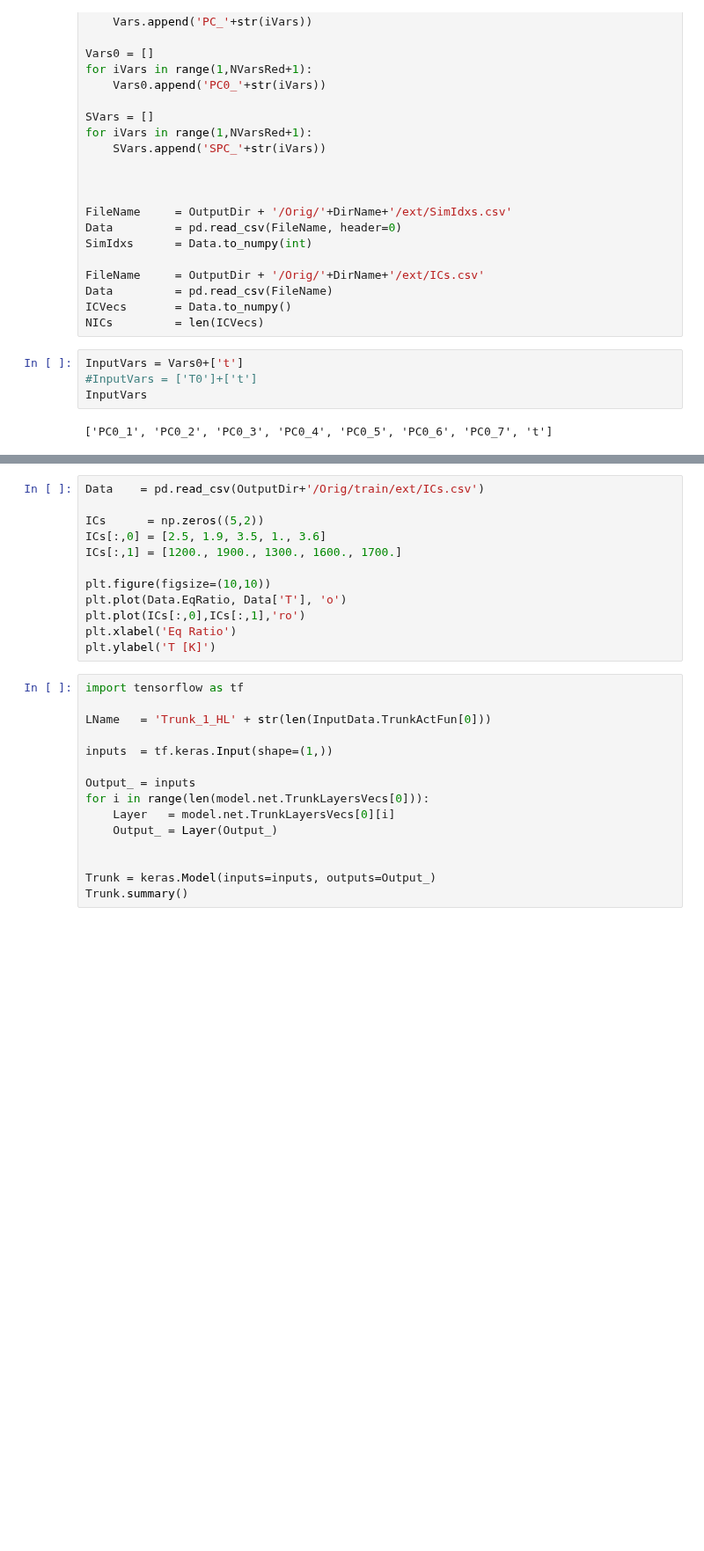
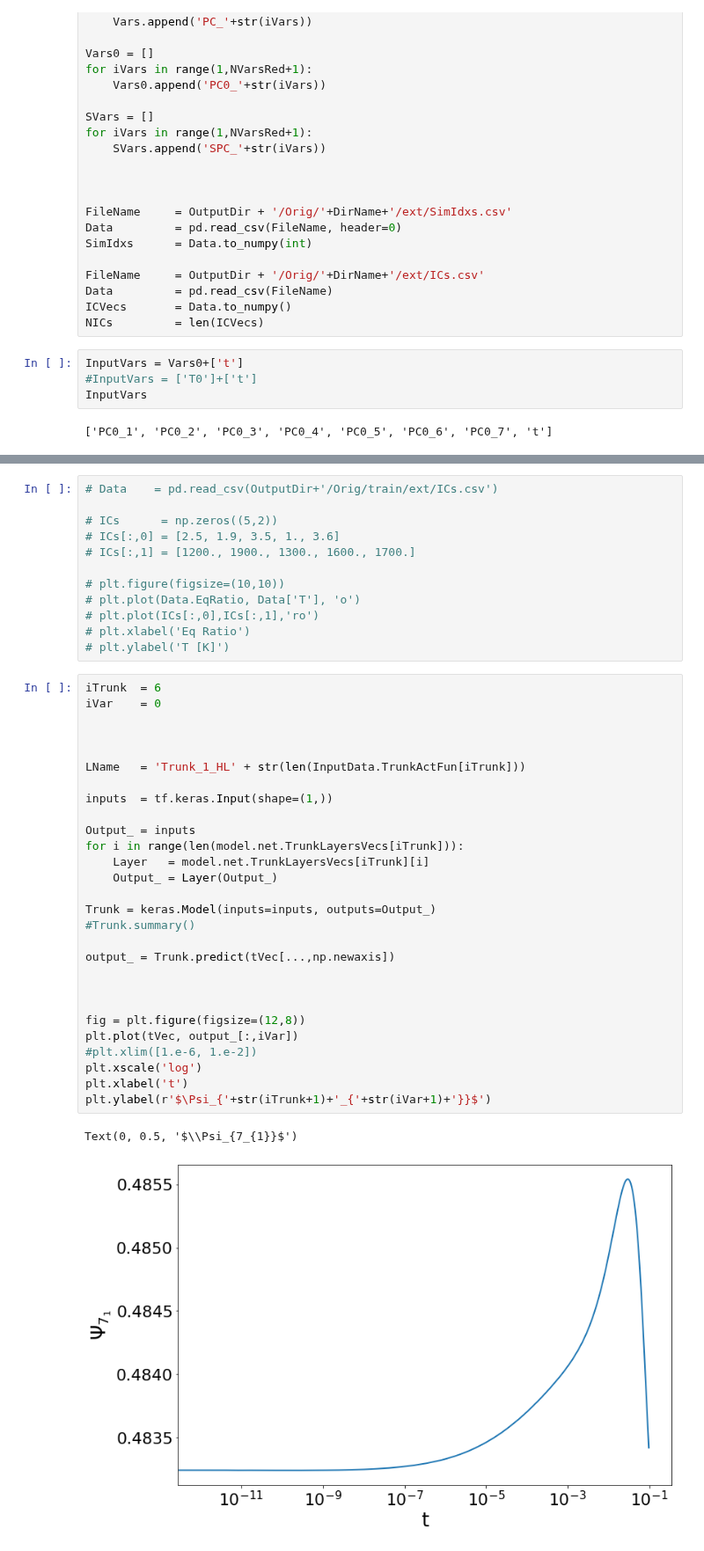
Before and after one commit to simoneventuri/ROMNet_, a Jupyter notebook: scripts/postprocessing/0DReactor/DeepONet/Predict_DeepONet.ipynb, the cells around one changed output, grey strips where cells are left out. Shown at 88% size. Drawn from its saved outputs; the diff is of its cells as text; blank space fills up the shorter version.

```diff
--- a/scripts/postprocessing/0DReactor/DeepONet/Predict_DeepONet.ipynb
+++ b/scripts/postprocessing/0DReactor/DeepONet/Predict_DeepONet.ipynb
@@ -472,27 +479,43 @@ plt.xscale('log')
 # %%
-Data    = pd.read_csv(OutputDir+'/Orig/train/ext/ICs.csv')
+# Data    = pd.read_csv(OutputDir+'/Orig/train/ext/ICs.csv')
 
-ICs      = np.zeros((5,2))
-ICs[:,0] = [2.5, 1.9, 3.5, 1., 3.6]
-ICs[:,1] = [1200., 1900., 1300., 1600., 1700.]
+# ICs      = np.zeros((5,2))
+# ICs[:,0] = [2.5, 1.9, 3.5, 1., 3.6]
+# ICs[:,1] = [1200., 1900., 1300., 1600., 1700.]
 
-plt.figure(figsize=(10,10))
-plt.plot(Data.EqRatio, Data['T'], 'o')
-plt.plot(ICs[:,0],ICs[:,1],'ro')
-plt.xlabel('Eq Ratio')
-plt.ylabel('T [K]')
+# plt.figure(figsize=(10,10))
+# plt.plot(Data.EqRatio, Data['T'], 'o')
+# plt.plot(ICs[:,0],ICs[:,1],'ro')
+# plt.xlabel('Eq Ratio')
+# plt.ylabel('T [K]')
 # %%
-import tensorflow as tf
+iTrunk  = 6
+iVar    = 0
 
-LName   = 'Trunk_1_HL' + str(len(InputData.TrunkActFun[0]))
+
+
+LName   = 'Trunk_1_HL' + str(len(InputData.TrunkActFun[iTrunk]))
 
 inputs  = tf.keras.Input(shape=(1,))
 
 Output_ = inputs
-for i in range(len(model.net.TrunkLayersVecs[0])):
-    Layer   = model.net.TrunkLayersVecs[0][i]
+for i in range(len(model.net.TrunkLayersVecs[iTrunk])):
+    Layer   = model.net.TrunkLayersVecs[iTrunk][i]
     Output_ = Layer(Output_)
 
+Trunk = keras.Model(inputs=inputs, outputs=Output_)
+#Trunk.summary()
 
-Trunk = keras.Model(inputs=inputs, outputs=Output_)
-Trunk.summary()
+output_ = Trunk.predict(tVec[...,np.newaxis])
+
+
+
+fig = plt.figure(figsize=(12,8))
+plt.plot(tVec, output_[:,iVar])
+#plt.xlim([1.e-6, 1.e-2])
+plt.xscale('log')
+plt.xlabel('t')
+plt.ylabel(r'$\Psi_{'+str(iTrunk+1)+'_{'+str(iVar+1)+'}}$')
+# %% [output]
+Text(0, 0.5, '$\\Psi_{7_{1}}$')
+[figure, added]
```
Also changed, not shown: parts of 19 cells of this notebook, 13 other files.
